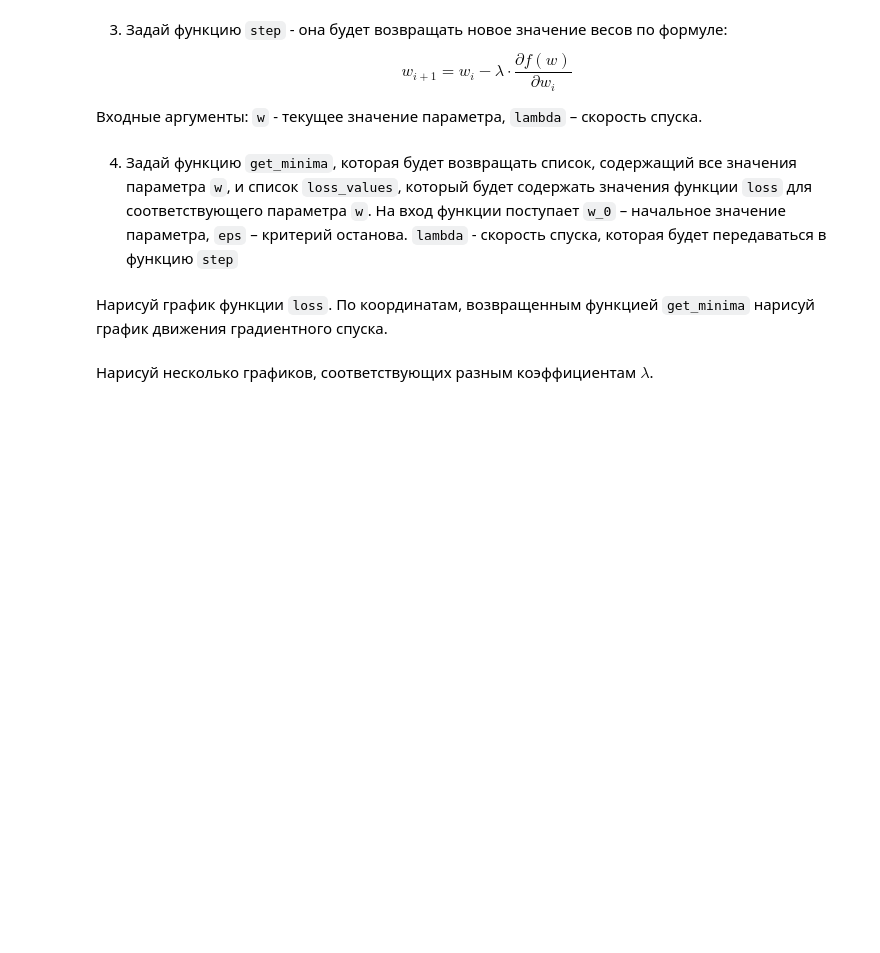
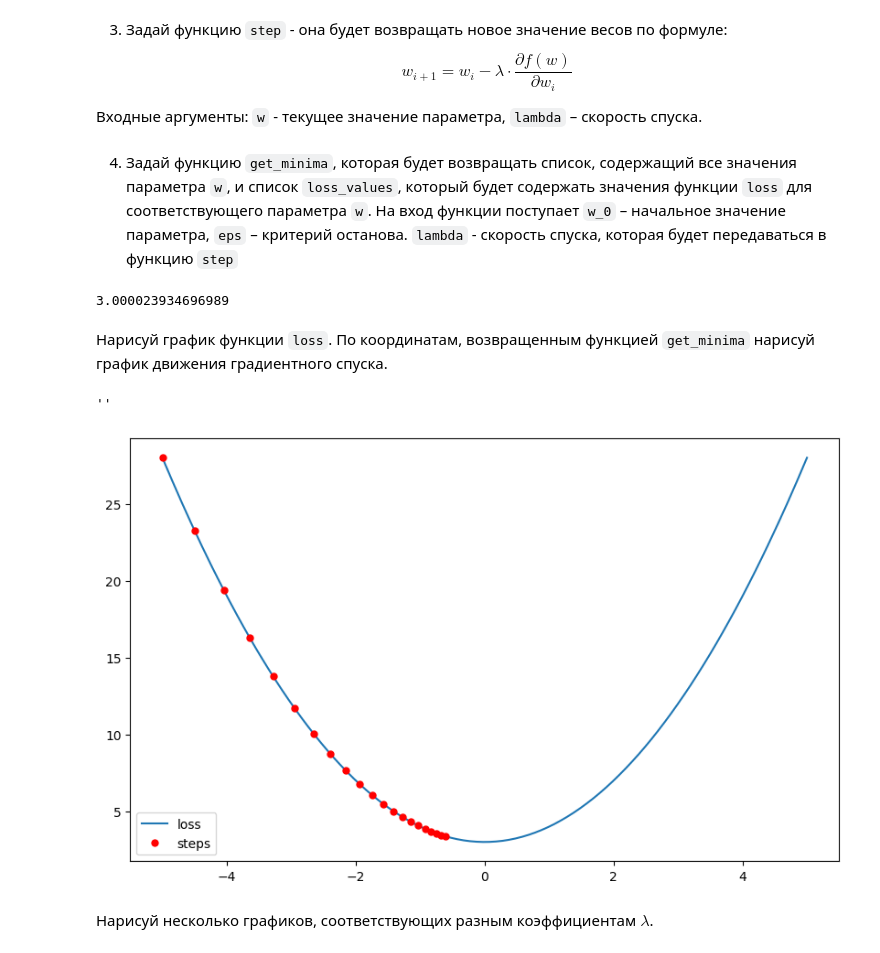
Before and after one commit to DmitriiPrikhodko/ds-phase1-git, a Jupyter notebook: week1/day5_divs/04-05-task.ipynb, the cells around one changed output. Drawn from its saved outputs; the diff is of its cells as text; code cells hidden in the pictures; blank space fills up the shorter version.

```diff
--- a/week1/day5_divs/04-05-task.ipynb
+++ b/week1/day5_divs/04-05-task.ipynb
@@ -61,13 +63,13 @@ $y' = \dfrac{\cos{x}}{5x}-\dfrac{\sin{x}}{5x^2}$
 $$L(\omega) = \omega^2 + 3$$
 # %%
 def loss(w):
-    pass
+    loss = w**2 + 3
     return loss
 # %% [markdown]
 2. Задай функцию `derivative` - она будет возвращать значение производной функции `loss` в точке.
 # %%
 def derivative(w):
-    pass
+    deriv = 2 * w
     return deriv
 # %% [markdown]
 3. Задай функцию `step` - она будет возвращать новое значение весов по формуле:
@@ -76,26 +78,55 @@ $$w_{i+1} = w_i - \lambda \cdot \frac{\partial f(w)}{\partial w_i}$$
 Входные аргументы: `w` - текущее значение параметра, `lambda` – скорость спуска.
 # %%
 def step(w, _lambda):
-    '''
+    """
     input:
         _lambda - learning rate
 
     returns:
         coord - w_coord
         loss_value  - y_coord
-    '''
+    """
+    coord = w - _lambda * derivative(w)
+    loss_value = loss(coord)
 
     return coord, loss_value
 # %% [markdown]
 4. Задай функцию `get_minima`, которая будет возвращать список, содержащий все значения параметра `w`, и список `loss_values`, который будет содержать значения функции `loss` для соответствующего параметра `w`. На вход функции поступает `w_0` – начальное значение параметра, `eps` – критерий останова. `lambda` - скорость спуска, которая будет передаваться в функцию `step`
 # %%
 def get_minima(w_0, eps, _lambda):
-    # твой код тут
+    w = []
+    loss_values = []
+    w_curr = w_0
+    w.append(w_curr)
+    loss_values.append(loss(w_curr))
+    w_curr, L_curr = step(w_curr, _lambda)
+    w.append(w_curr)
+    loss_values.append(L_curr)
+    while loss_values[-2] - loss_values[-1] > eps:
+        w_curr, L_curr = step(w_curr, _lambda)
+        w.append(w_curr)
+        loss_values.append(L_curr)
     return w, loss_values
+
+
+res = get_minima(-5, 0.000001, 0.01)
+print(res[1][-1])
+# %% [output]
+3.000023934696989
 # %% [markdown]
 Нарисуй график функции `loss`. По координатам, возвращенным функцией `get_minima` нарисуй график движения градиентного спуска.
 # %%
-# code
+x = np.linspace(-5, 5, 200)
+steps = get_minima(-5, 0.1, 0.05)
+plt.style.use('default')
+plt.figure(figsize=(10,6))
+plt.plot(x, loss(x), label='loss')
+plt.plot(steps[0], steps[1], marker='o', linewidth=0, markersize=5, color='red', label = 'steps')
+plt.legend()
+;
+# %% [output]
+''
+[figure, added]
 # %% [markdown]
 Нарисуй несколько графиков, соответствующих разным коэффициентам $\lambda$.
 # %%
```
Also changed, not shown: parts of 23 cells of this notebook, 3 other files.
